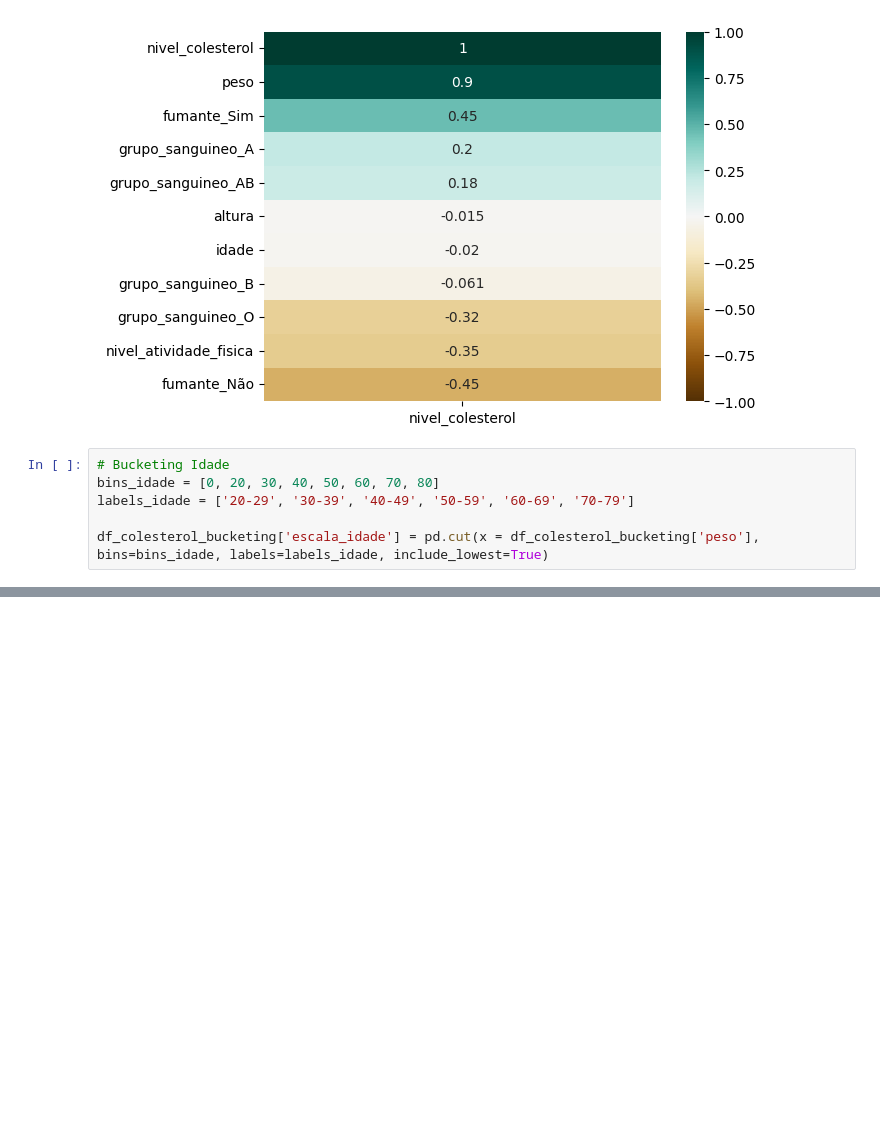
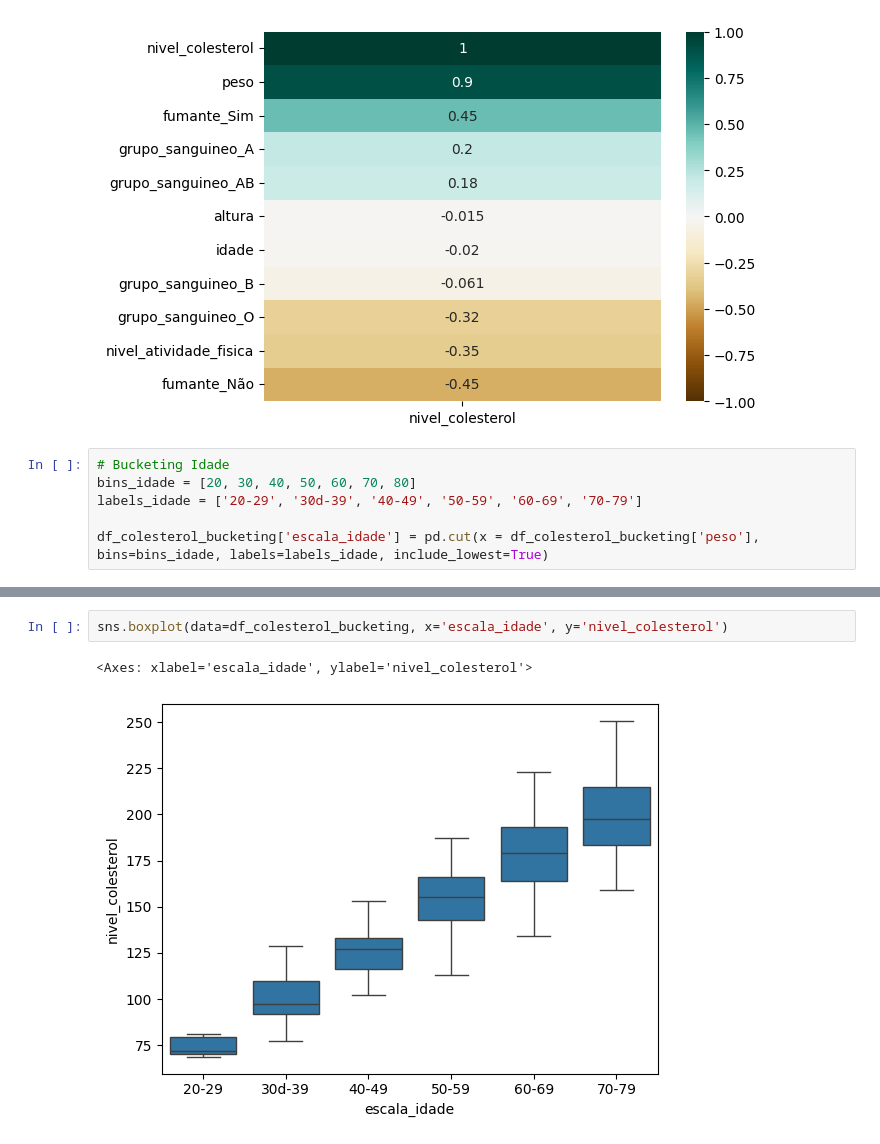
Before and after one commit to lucas5g/regressao-linear-multipla, a Jupyter notebook: aula.ipynb, the cells around one changed output, grey strips where cells are left out. Cells and saved outputs as stored; diff of their text form; blank space fills up the shorter version.

```diff
--- a/aula.ipynb
+++ b/aula.ipynb
@@ -294,7 +294,7 @@ sns.heatmap(df_colesterol_eda.corr()[['nivel_colesterol']].sort_values(by='nivel
 [figure]
 # %%
 # Bucketing Idade
-bins_idade = [0, 20, 30, 40, 50, 60, 70, 80]
-labels_idade = ['20-29', '30-39', '40-49', '50-59', '60-69', '70-79']
+bins_idade = [20, 30, 40, 50, 60, 70, 80]
+labels_idade = ['20-29', '30d-39', '40-49', '50-59', '60-69', '70-79']
 
 df_colesterol_bucketing['escala_idade'] = pd.cut(x = df_colesterol_bucketing['peso'], bins=bins_idade, labels=labels_idade, include_lowest=True)
@@ -302,0 +315,5 @@ ValueError: Bin labels must be one fewer than the number of bin edges
+# %%
+sns.boxplot(data=df_colesterol_bucketing, x='escala_idade', y='nivel_colesterol')
+# %% [output]
+<Axes: xlabel='escala_idade', ylabel='nivel_colesterol'>
+[figure, added]
```
Also changed, not shown: parts of 8 cells of this notebook, 2 other files.
